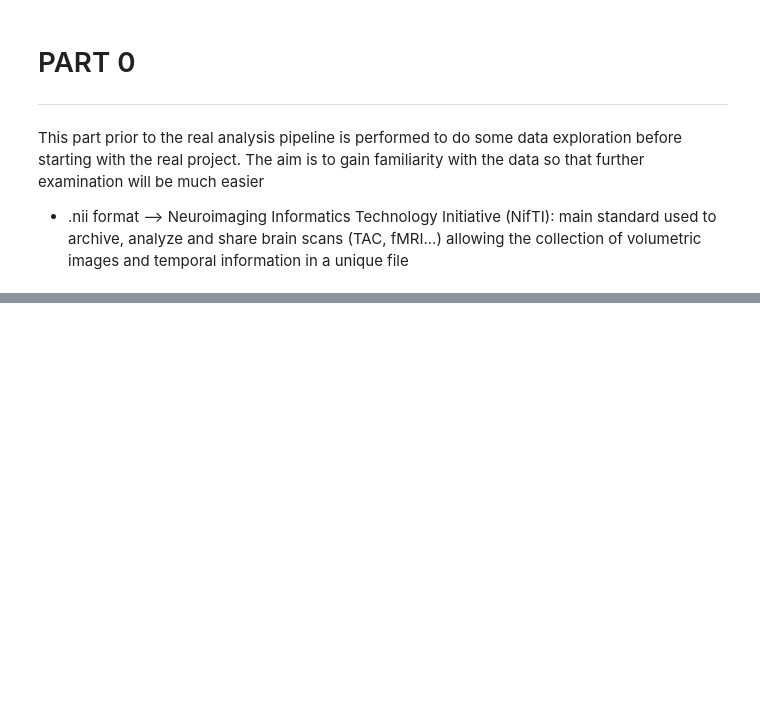
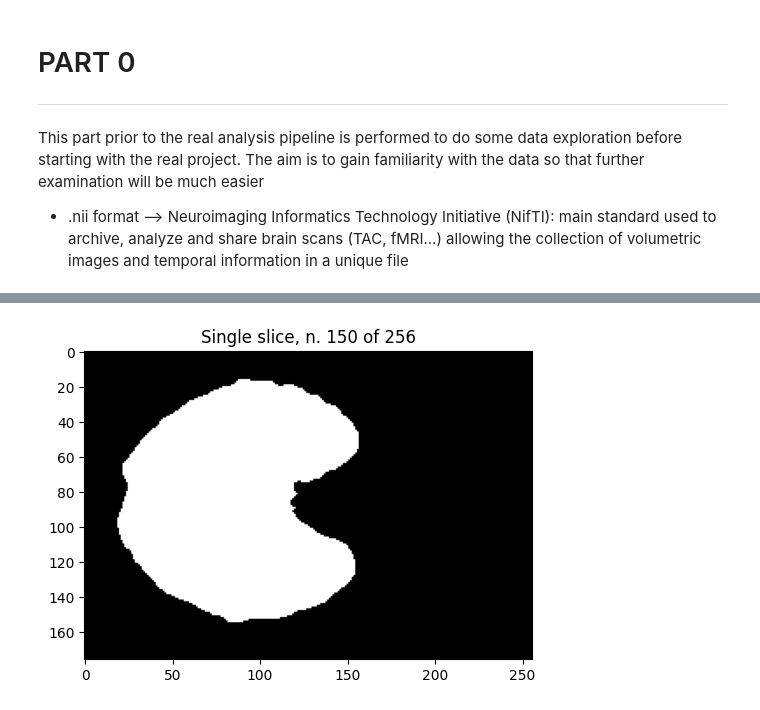
Before and after one commit to tommydelu/MRI-analysis-pipeline, a Jupyter notebook: data_exploration.ipynb, the cells around one changed output, grey strips where cells are left out. Drawn from its saved outputs; the diff is of its cells as text; code cells hidden in the pictures; blank space fills up the shorter version.

```diff
--- a/data_exploration.ipynb
+++ b/data_exploration.ipynb
@@ -102,0 +112,2 @@ print(fmri_img.header['dim'])
+# %%
+mask, mask_hdr, mask_data, mask_dims = display_nii_info(MASK_PATH, 'MASK')
@@ -102,0 +132,4 @@ print(fmri_img.header['dim'])
+# %%
+display_slice(mask_data, slice_idx=150)
+# %% [output]
+[figure, added]
```
Also changed, not shown: parts of 26 cells of this notebook.
